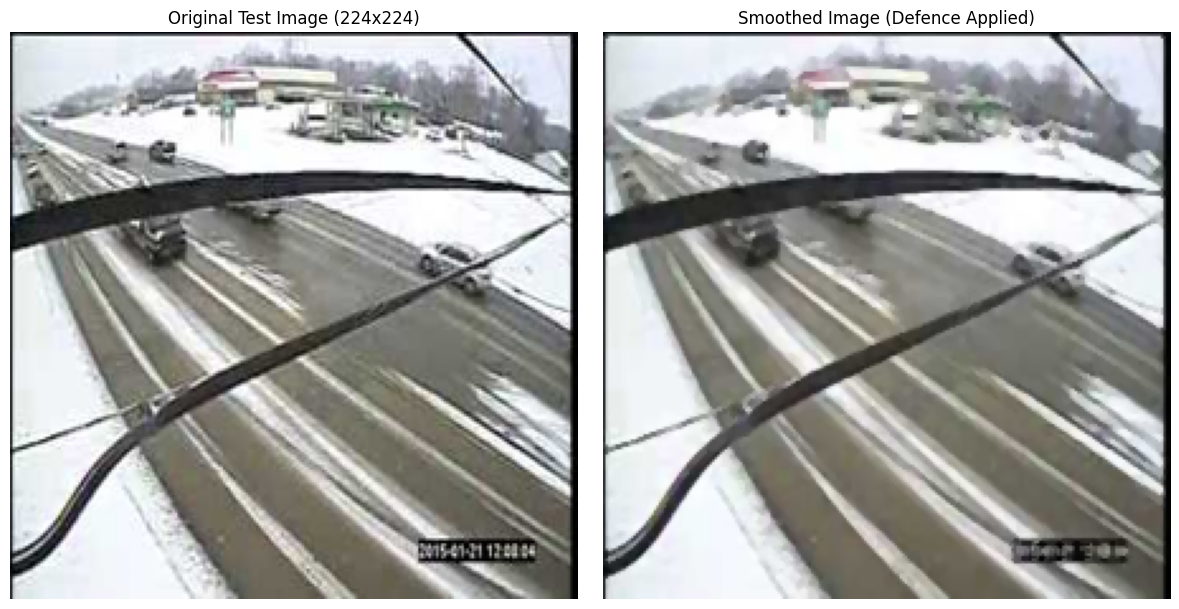
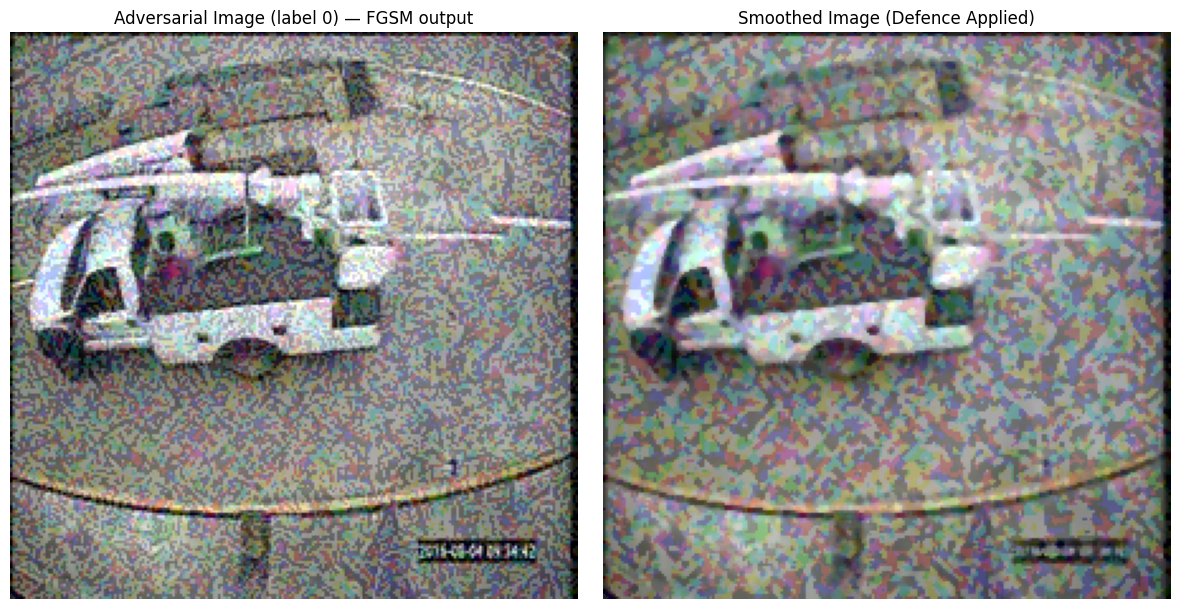
Unified diff of the notebook cell whose output changed from the first chart to the second:
--- before
+++ after
@@ -2,7 +2,15 @@
 import os
 
+
+# Load adversarial images produced by fgsm_attack.ipynb
+ADV_OUTPUT_DIR = r"C:\Users\riana\Documents\GitHub\trafficguard-p14\attacks\adversarial_images"
+x_adv  = np.load(f'{ADV_OUTPUT_DIR}/x_adv.npy')   # (N, 3, 224, 224), values 0-1
+y_test = np.load(f'{ADV_OUTPUT_DIR}/y_test.npy')   # (N,) ground truth labels
+print(f"Loaded {len(x_adv)} adversarial images from attack notebook")
+
 # Absolute path to a sample image from the test set
-sample_image_path = r"C:\Users\walee\Desktop\Walid\UCD\Summer Semester\Implementation\Work\trafficguard-p14\data\Data\MIO-TCD-Localization\MIO-TCD-Localization\test\00110593.jpg"
+#sample_image_path = r"C:\Users\walee\Desktop\Walid\UCD\Summer Semester\Implementation\Work\trafficguard-p14\data\Data\MIO-TCD-Localization\MIO-TCD-Localization\test\00110593.jpg"
 
+'''
 if os.path.exists(sample_image_path):
     # Load and preprocess image
@@ -38,2 +46,25 @@
     print(f"Sample image not found at: {sample_image_path}")
     print("Please check if the data directory is correctly mounted.")
+'''
+
+# Use one of the adversarial images (the FGSM attack's output) as the input to the smoothing defence
+sample_idx = 0
+img_input = np.expand_dims(x_adv[sample_idx], axis=0)  # (1, 3, 224, 224), already 224x224, values in [0,1]
+
+# Apply smoothing
+smoothed_img, _ = smoothing_defence(img_input)
+
+# Plot adversarial input vs smoothed output
+fig, axes = plt.subplots(1, 2, figsize=(12, 6))
+
+axes[0].imshow(np.transpose(img_input[0], (1, 2, 0)))
+axes[0].set_title(f"Adversarial Image (label {y_test[sample_idx]}) — FGSM output")
+axes[0].axis("off")
+
+axes[1].imshow(np.transpose(smoothed_img[0], (1, 2, 0)))
+axes[1].set_title("Smoothed Image (Defence Applied)")
+axes[1].axis("off")
+
+plt.tight_layout()
+plt.show()
+

Commit: Update spatial_smoothing.ipynb